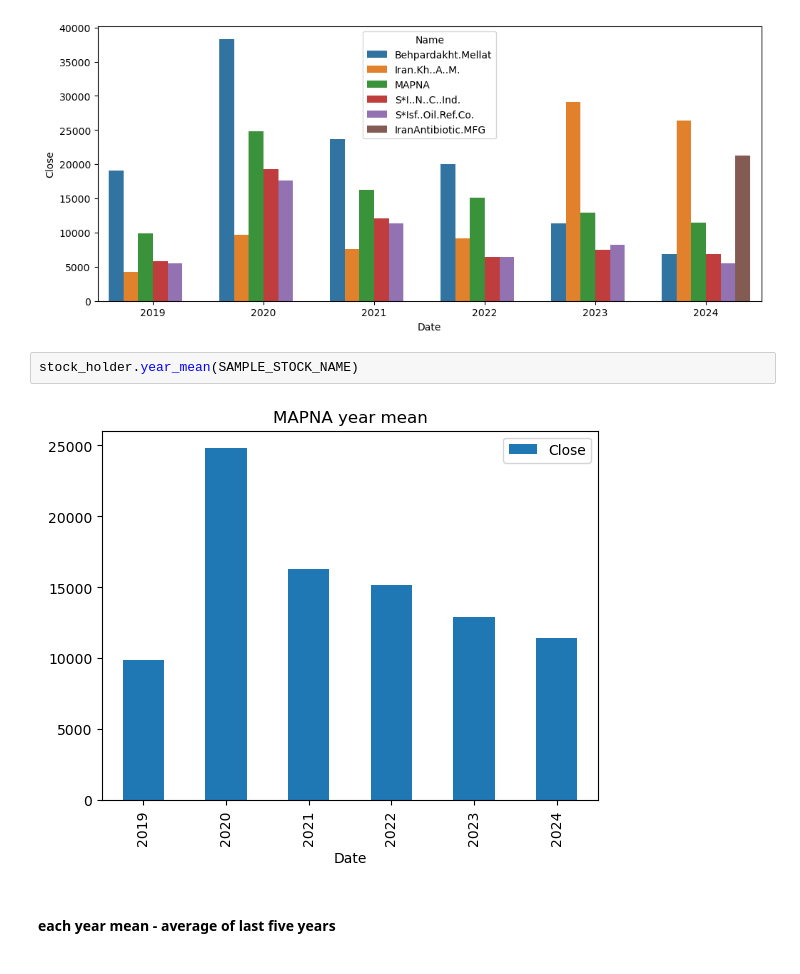
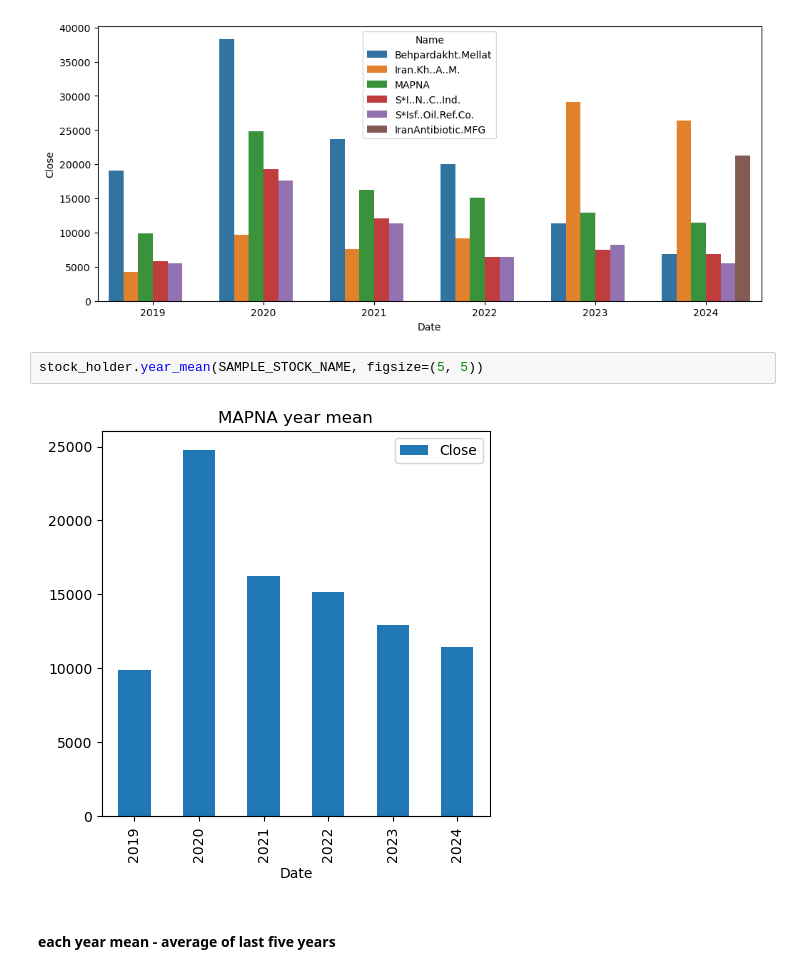
Before and after one commit to ParsaMohammadpour/backtest-linearRegression, a Jupyter notebook: sample.ipynb, the cells around one changed output. Drawn from its saved outputs; the diff is of its cells as text.

```diff
--- a/sample.ipynb
+++ b/sample.ipynb
@@ -56,9 +58,9 @@ stock_holder.year_mean_compare()
 # %% [output]
 [figure]
 # %%
-stock_holder.year_mean(SAMPLE_STOCK_NAME)
+stock_holder.year_mean(SAMPLE_STOCK_NAME, figsize=(5, 5))
 # %% [output]
-[figure, old version]
+[figure, new version]
 # %% [markdown]
 #### each year mean - average of last five years
 # %%
```
Also changed, not shown: parts of 15 cells of this notebook, 2 other files.
